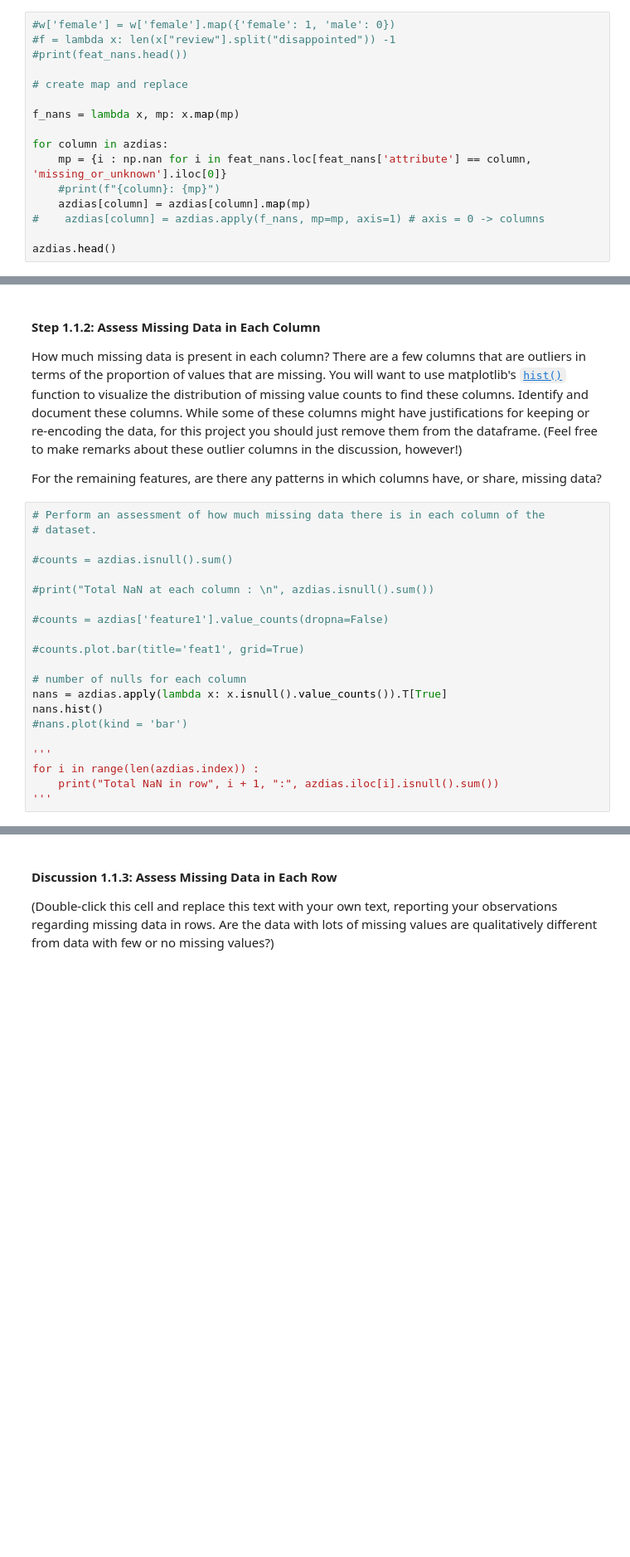
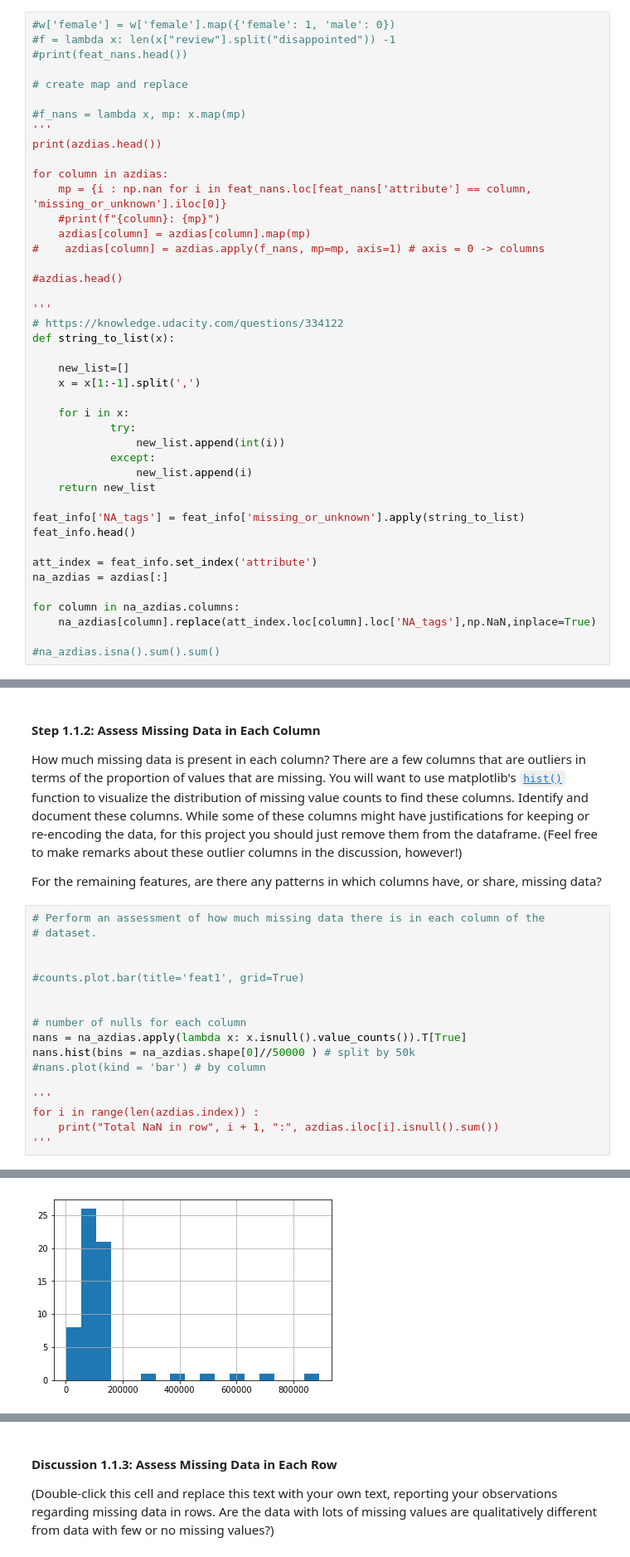
Before and after one commit to samthegolden/DSND_Term1, a Jupyter notebook: projects/p3_/Identify_Customer_Segments.ipynb, the cells around one changed output, grey strips where cells are left out. Shown at 83% size. Saved outputs shown, nothing was run; the diff lists cells and outputs as text; blank space fills up the shorter version.

Commit message:
Checking missing values

```diff
--- a/projects/p3_/Identify_Customer_Segments.ipynb
+++ b/projects/p3_/Identify_Customer_Segments.ipynb
@@ -99,7 +99,9 @@ See the caveats in the documentation: http://pandas.pydata.org/pandas-docs/stabl
 
 # create map and replace
 
-f_nans = lambda x, mp: x.map(mp)
+#f_nans = lambda x, mp: x.map(mp)
+'''
+print(azdias.head())
 
 for column in azdias:
     mp = {i : np.nan for i in feat_nans.loc[feat_nans['attribute'] == column, 'missing_or_unknown'].iloc[0]}
@@ -107,5 +109,30 @@ for column in azdias:
     azdias[column] = azdias[column].map(mp)
 #    azdias[column] = azdias.apply(f_nans, mp=mp, axis=1) # axis = 0 -> columns
 
-azdias.head()
+#azdias.head()
+
+'''
+# https://knowledge.udacity.com/questions/334122
+def string_to_list(x):
+
+    new_list=[]
+    x = x[1:-1].split(',')
+
+    for i in x:
+            try:
+                new_list.append(int(i))
+            except:
+                new_list.append(i)
+    return new_list
+
+feat_info['NA_tags'] = feat_info['missing_or_unknown'].apply(string_to_list)
+feat_info.head()
+
+att_index = feat_info.set_index('attribute')
+na_azdias = azdias[:]
+
+for column in na_azdias.columns:
+    na_azdias[column].replace(att_index.loc[column].loc['NA_tags'],np.NaN,inplace=True)
+
+#na_azdias.isna().sum().sum()
 # %% [output]
@@ -135,20 +168,17 @@ For the remaining features, are there any patterns in which columns have, or sha
 # Perform an assessment of how much missing data there is in each column of the
 # dataset.
 
-#counts = azdias.isnull().sum()
-
-#print("Total NaN at each column : \n", azdias.isnull().sum())
-
-#counts = azdias['feature1'].value_counts(dropna=False)
 
 #counts.plot.bar(title='feat1', grid=True)
 
+
 # number of nulls for each column
-nans = azdias.apply(lambda x: x.isnull().value_counts()).T[True]
-nans.hist()
-#nans.plot(kind = 'bar')
+nans = na_azdias.apply(lambda x: x.isnull().value_counts()).T[True]
+nans.hist(bins = na_azdias.shape[0]//50000 ) # split by 50k
+#nans.plot(kind = 'bar') # by column
 
 '''
 for i in range(len(azdias.index)) :
     print("Total NaN in row", i + 1, ":", azdias.iloc[i].isnull().sum())
 '''
+# %% [output]
@@ -154,0 +186 @@ for i in range(len(azdias.index)) :
+[figure, added]
```
Also changed, not shown: parts of 19 cells of this notebook.
